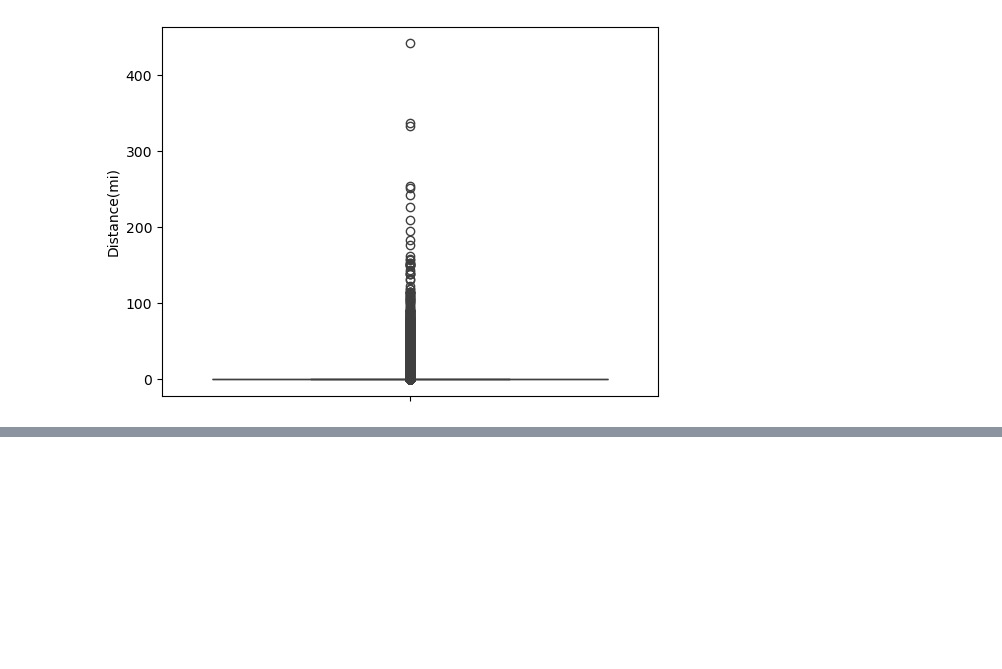
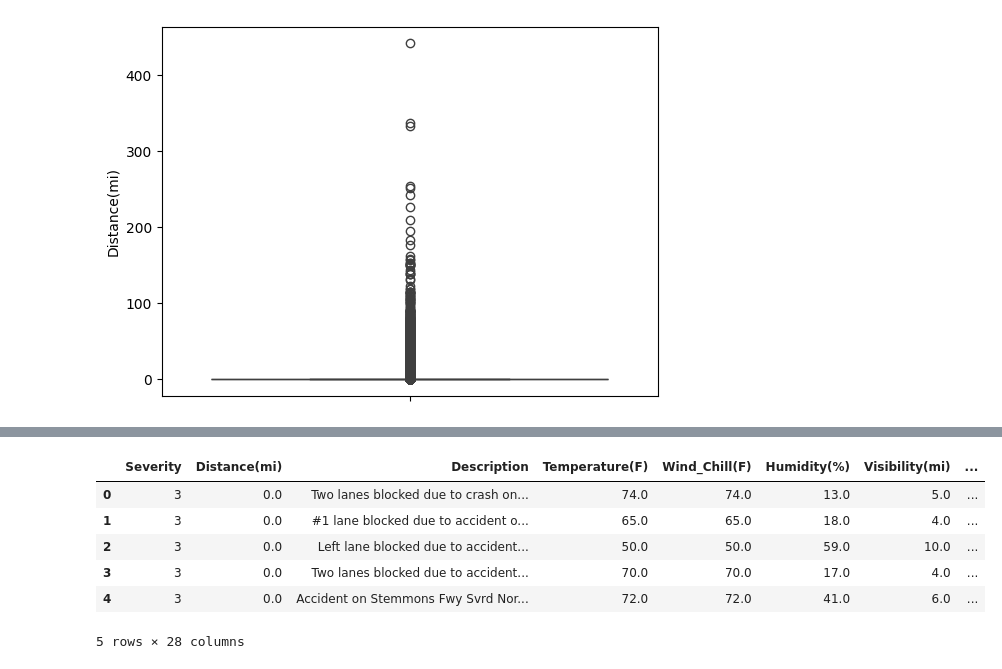
Before and after one commit to vishalhiwale/Accident_Severity_Prediction, a Jupyter notebook: Data_Preprocessing.ipynb, the cells around one changed output, grey strips where cells are left out. Cells and saved outputs as stored; diff of their text form; code cells hidden in the pictures; blank space fills up the shorter version.

```diff
--- a/Data_Preprocessing.ipynb
+++ b/Data_Preprocessing.ipynb
@@ -189,0 +91,15 @@ ModuleNotFoundError: No module named 'sentence_transformers'
+# %%
+# data['Weather_Timestamp']=LabelEncoder().fit_transform(data['Weather_Timestamp'])
+data['Wind_Direction']=LabelEncoder().fit_transform(data['Wind_Direction'])
+data['Weather_Condition']=LabelEncoder().fit_transform(data['Weather_Condition'])
+data['Crossing']=LabelEncoder().fit_transform(data['Crossing'])
+data['Junction']=LabelEncoder().fit_transform(data['Junction'])
+data['Railway']=LabelEncoder().fit_transform(data['Railway'])
+data['Give_Way']=LabelEncoder().fit_transform(data['Give_Way'])
+data['Stop']=LabelEncoder().fit_transform(data['Stop'])
+data['Traffic_Calming']=LabelEncoder().fit_transform(data['Traffic_Calming'])
+data['Traffic_Signal']=LabelEncoder().fit_transform(data['Traffic_Signal'])
+data['Sunrise_Sunset']=LabelEncoder().fit_transform(data['Sunrise_Sunset'])
+data['Civil_Twilight']=LabelEncoder().fit_transform(data['Civil_Twilight'])
+data['Nautical_Twilight']=LabelEncoder().fit_transform(data['Nautical_Twilight'])
+data['Astronomical_Twilight']=LabelEncoder().fit_transform(data['Astronomical_Twilight'])
@@ -189,0 +108,9 @@ ModuleNotFoundError: No module named 'sentence_transformers'
+# %%
+data['Weather_Timestamp'] = pd.to_datetime(data['Weather_Timestamp'])
+
+# Extract hour and minute into new columns
+data['Hour'] = data['Weather_Timestamp'].dt.hour
+data['Minute'] = data['Weather_Timestamp'].dt.minute
+
+# Display the new columns
+display(data[['Weather_Timestamp', 'Hour', 'Minute']].head())
@@ -189,0 +124,12 @@ ModuleNotFoundError: No module named 'sentence_transformers'
+# %%
+data.drop(['Weather_Timestamp'],axis=1,inplace=True)
+# %%
+data.head()
+# %% [output]
+|  | Severity | Distance(mi) | Description | Temperature(F) | Wind_Chill(F) | Humidity(%) | Visibility(mi) | ... |
+| 0 | 3 | 0.0 | Two lanes blocked due to crash on... | 74.0 | 74.0 | 13.0 | 5.0 | ... |
+| 1 | 3 | 0.0 | #1 lane blocked due to accident o... | 65.0 | 65.0 | 18.0 | 4.0 | ... |
+| 2 | 3 | 0.0 | Left lane blocked due to accident... | 50.0 | 50.0 | 59.0 | 10.0 | ... |
+| 3 | 3 | 0.0 | Two lanes blocked due to accident... | 70.0 | 70.0 | 17.0 | 4.0 | ... |
+| 4 | 3 | 0.0 | Accident on Stemmons Fwy Svrd Nor... | 72.0 | 72.0 | 41.0 | 6.0 | ... |
+5 rows × 28 columns
```
Also changed, not shown: parts of 78 cells of this notebook.
